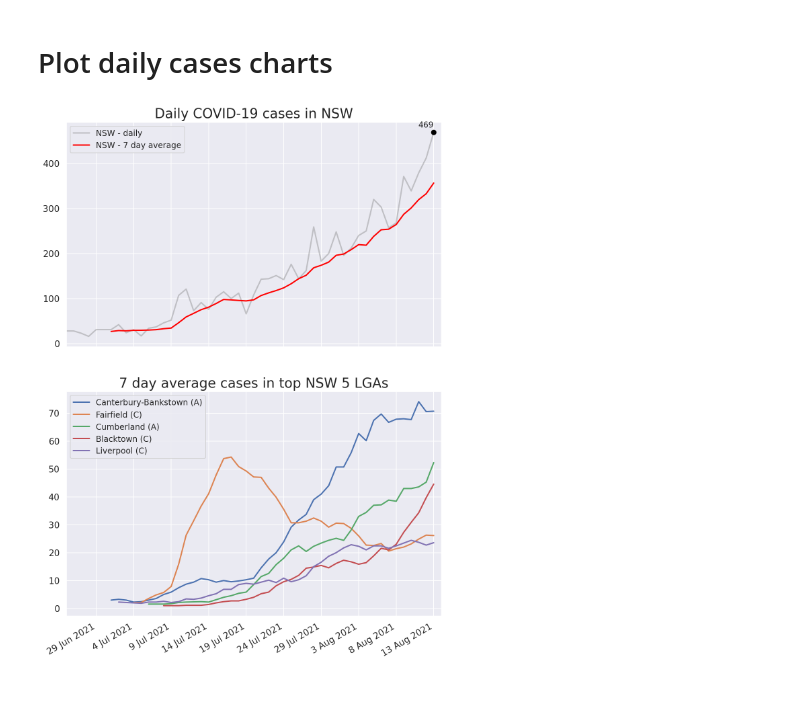
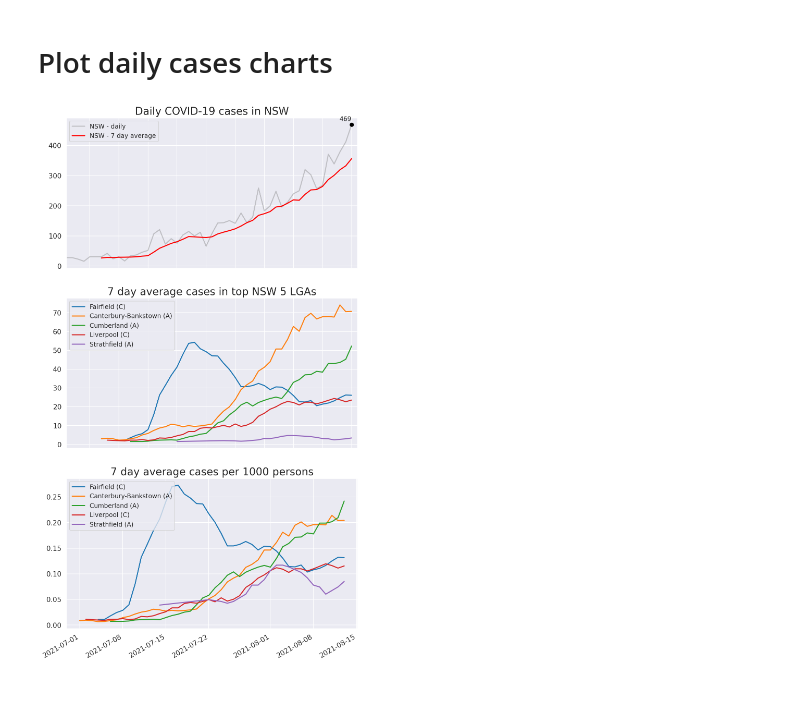
Before and after one commit to maxim75/data-visualization, a Jupyter notebook: notebooks/COVID_data_1.ipynb, the cells around one changed output. Cells and saved outputs as stored; diff of their text form; code cells hidden in the pictures.

```diff
--- a/notebooks/COVID_data_1.ipynb
+++ b/notebooks/COVID_data_1.ipynb
@@ -28,0 +31,3 @@ cases_df = cases_df[(cases_df.notification_date >= start_date) & (cases_df.notif
+# %%
+lga_population_df = pd.read_csv("data/census/lga_population.csv")
+lga_population_df
@@ -29,7 +48,16 @@ cases_df = cases_df[(cases_df.notification_date >= start_date) & (cases_df.notif
 # %% [markdown]
 # Find LGAs with most number of cases
 # %%
-lga_total_cases_df = cases_df.groupby(by=["lga_name19"]).size().to_frame("count")\
-                 .reset_index().sort_values("count", ascending=False)
+lga_total_cases_df = cases_df.groupby(by=["lga_name19"]).size().to_frame("case_count")\
+                 .reset_index()
+
+lga_total_cases_df = pd.merge(lga_total_cases_df, lga_population_df[["Census_Name_2016", "Tot_P_P"]],
+                              left_on="lga_name19", right_on="Census_Name_2016")[["lga_name19", "case_count", "Tot_P_P"]]
+
+lga_total_cases_df = lga_total_cases_df.rename(columns={ "Tot_P_P": "population"})
+lga_total_cases_df["cases_per_1000"] = lga_total_cases_df.case_count / lga_total_cases_df.population * 1000
+
+lga_total_cases_df = lga_total_cases_df.sort_values("cases_per_1000", ascending=False)
+
 lga_total_cases_df.head(10)
 # %% [output]
@@ -72,7 +113,7 @@ plt.gca().invert_yaxis()
 # Get cases per day and 7 day mean
 # %%
 # group by notification_date and get number of records for each date
-cases_per_day = cases_df.groupby(by=["notification_date"]).size().to_frame("count").reset_index()
+cases_per_day = cases_df.groupby(by=["notification_date"]).size().to_frame("case_count").reset_index()
 
 # get 7 day average value
 cases_per_day["7days_mean"] = cases_per_day.iloc[:,1].rolling(window=7, min_periods=7).mean()
@@ -118,55 +159,64 @@ def config_datetime_axis(ax):
 
 sns.set_theme("notebook", font_scale=1.2, rc={"lines.linewidth": 2.})
 
-color_palette = sns.color_palette()
+# https://github.com/d3/d3-3.x-api-reference/blob/master/Ordinal-Scales.md#categorical-colors
+color_palette = ["#1f77b4", "#ff7f0e", "#2ca02c", "#d62728", "#9467bd", "#8c564b", "#e377c2", "#7f7f7f", "#bcbd22", "#17becf"]
 
-fig, ax = plt.subplots(figsize=(10, 15), nrows = 2, ncols = 1)
+fig, ax = plt.subplots(figsize=(10, 20), nrows = 3, ncols = 1)
 
 x_lim = [cases_per_day.notification_date.min(), cases_per_day.notification_date.max() + pd.DateOffset(1)]
 
 # Plot total cases and 7 day mean graph
 ax_total = ax[0]
 
-ax_total.plot("notification_date", "count", data=cases_per_day, label="NSW - daily", color="grey", alpha=.4)
+ax_total.plot("notification_date", "case_count", data=cases_per_day, label="NSW - daily", color="grey", alpha=.4)
 ax_total.plot("notification_date", "7days_mean", data=cases_per_day, color="red", label="NSW - 7 day average")
 
-ax_total.scatter("notification_date", "count", data=hightlight_date, color="black", s=7**2, zorder=10, label=None)
-ax_total.annotate(hightlight_date["count"],
-            xy=(hightlight_date["notification_date"], hightlight_date["count"]),
+ax_total.scatter("notification_date", "case_count", data=hightlight_date, color="black", s=7**2, zorder=10, label=None)
+ax_total.annotate(hightlight_date["case_count"],
+            xy=(hightlight_date["notification_date"], hightlight_date["case_count"]),
             xytext=(0, 10), textcoords="offset pixels",
             horizontalalignment="right",
             verticalalignment="bottom",
            fontsize=12)
 
 ax_total.legend(loc='upper left', bbox_to_anchor=(0, 1),fontsize=12)
 ax_total.set_title("Daily COVID-19 cases in NSW", fontsize=20)
 ax_total.set_xlim(x_lim)
 config_datetime_axis(ax_total)
 
 # Plot 7 day mean LGAs
 ax_lga = ax[1]
+ax_lga_per_100 = ax[2]
 
 top_lga_names = lga_total_cases_df.head(top_lga_count).lga_name19.to_list()
 
 for idx, lga_name in enumerate(top_lga_names):
     lga_cases = cases_per_day_per_lga[cases_per_day_per_lga.lga_name19 == lga_name].copy()
     lga_cases["mean"] = cases_per_day_per_lga[cases_per_day_per_lga.lga_name19 == lga_name].iloc[:,2].rolling(window=7, min_periods=7).mean()
 
+    lga_popuation = lga_total_cases_df[lga_total_cases_df.lga_name19 == lga_name]["population"].iloc[0]
+
+    lga_cases["per_1000"] = lga_cases["mean"]/lga_popuation*1000
+
     ax_lga.plot("notification_date", "mean", data=lga_cases,\
+            color=color_palette[idx], label=lga_name)
+
+    ax_lga_per_100.plot("notification_date", "per_1000", data=lga_cases,\
             color=color_palette[idx], label=lga_name)
 
 ax_lga.set_xlim(x_lim)
 
 ax_lga.legend(loc='upper left', bbox_to_anchor=(0, 1),fontsize=12)
+ax_lga_per_100.legend(loc='upper left', bbox_to_anchor=(0, 1),fontsize=12)
 
-text = ax_lga.set_title(f"7 day average cases in top NSW {len(top_lga_names)} LGAs", fontsize=20)
+ax_lga.set_title(f"7 day average cases in top NSW {len(top_lga_names)} LGAs", fontsize=20)
+ax_lga_per_100.set_title(f"7 day average cases per 1000 persons", fontsize=20)
 
 # set x-axis date values output and positioning
 config_datetime_axis(ax_lga)
-plt.xticks(rotation=30)
-
-pass
+xticks = plt.xticks(rotation=30)
 # %% [output]
-[figure, old version]
+[figure, new version]
 # %% [markdown]
 ##
```
Also changed, not shown: parts of 5 cells of this notebook, 2 other files.
